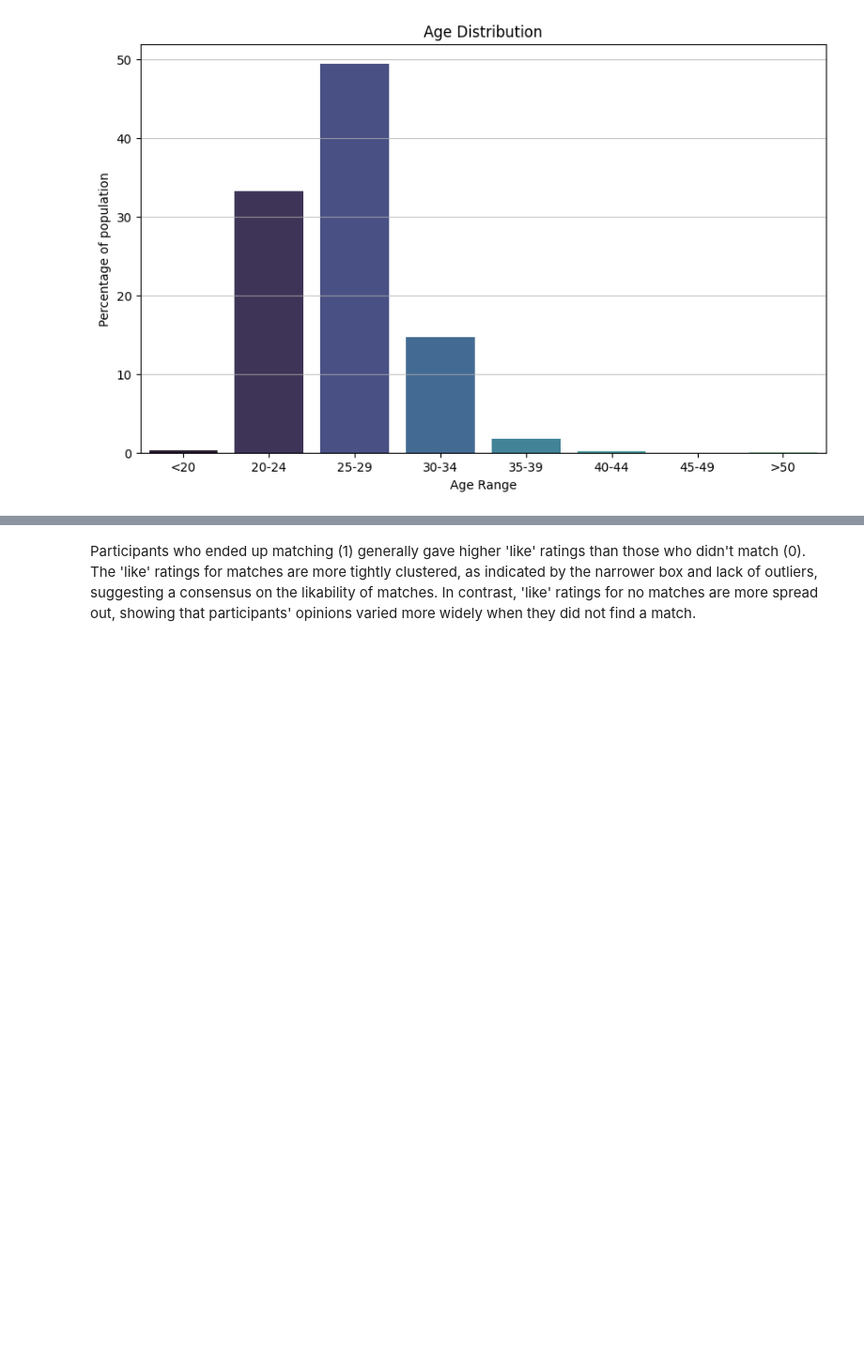
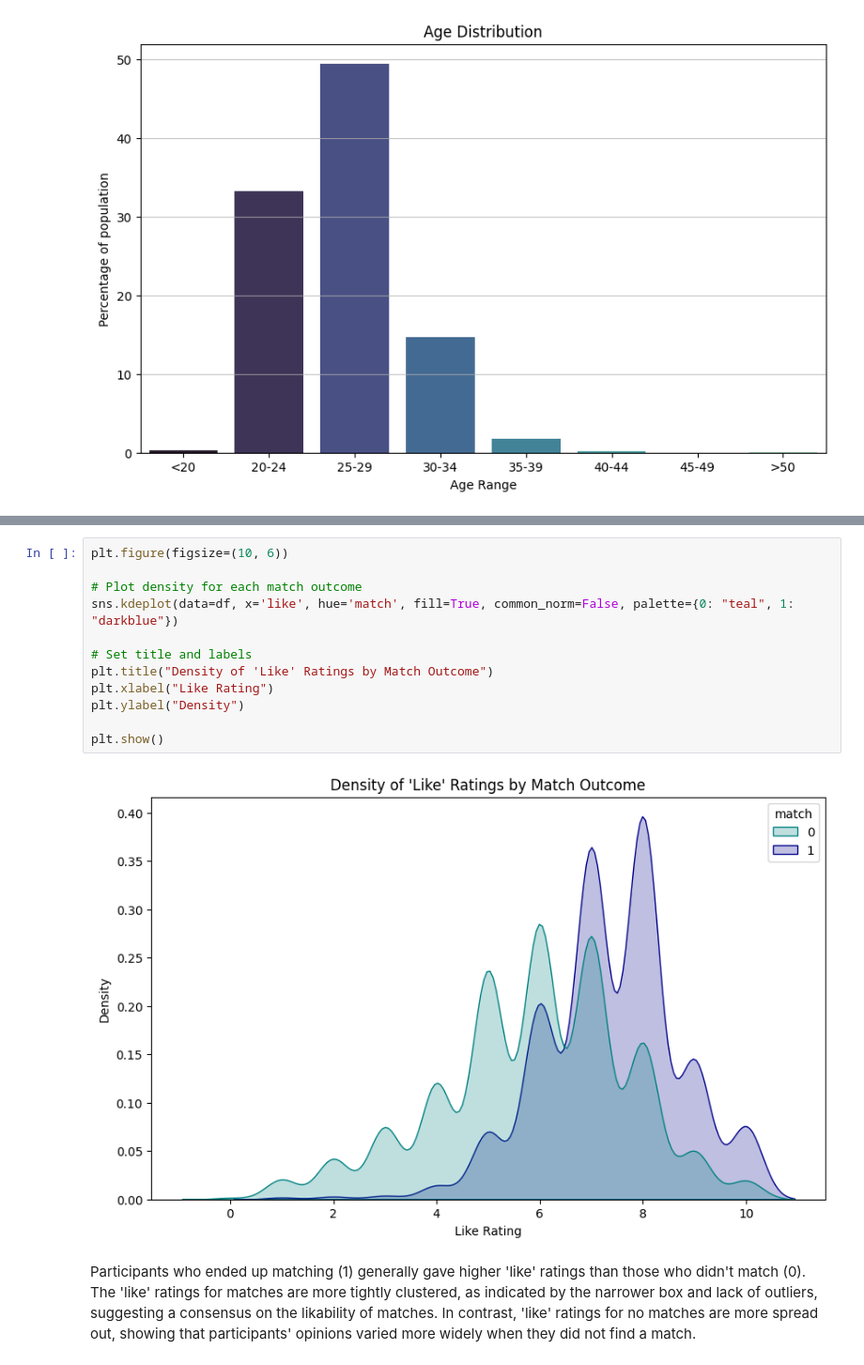
Before and after one commit to meralegre/capstone, a Jupyter notebook: eda_preprocessing.ipynb, the cells around one changed output, grey strips where cells are left out. Shown at 94% size. Drawn from its saved outputs; the diff is of its cells as text; blank space fills up the shorter version.

```diff
--- a/eda_preprocessing.ipynb
+++ b/eda_preprocessing.ipynb
@@ -301,2 +322,16 @@ plt.show()
+# %%
+plt.figure(figsize=(10, 6))
+
+# Plot density for each match outcome
+sns.kdeplot(data=df, x='like', hue='match', fill=True, common_norm=False, palette={0: "teal", 1: "darkblue"})
+
+# Set title and labels
+plt.title("Density of 'Like' Ratings by Match Outcome")
+plt.xlabel("Like Rating")
+plt.ylabel("Density")
+
+plt.show()
+# %% [output]
+[figure, added]
 # %% [markdown]
 Participants who ended up matching (1) generally gave higher 'like' ratings than those who didn't match (0). The 'like' ratings for matches are more tightly clustered, as indicated by the narrower box and lack of outliers, suggesting a consensus on the likability of matches. In contrast, 'like' ratings for no matches are more spread out, showing that participants' opinions varied more widely when they did not find a match.
```
Also changed, not shown: parts of 21 cells of this notebook, 1 other file.
